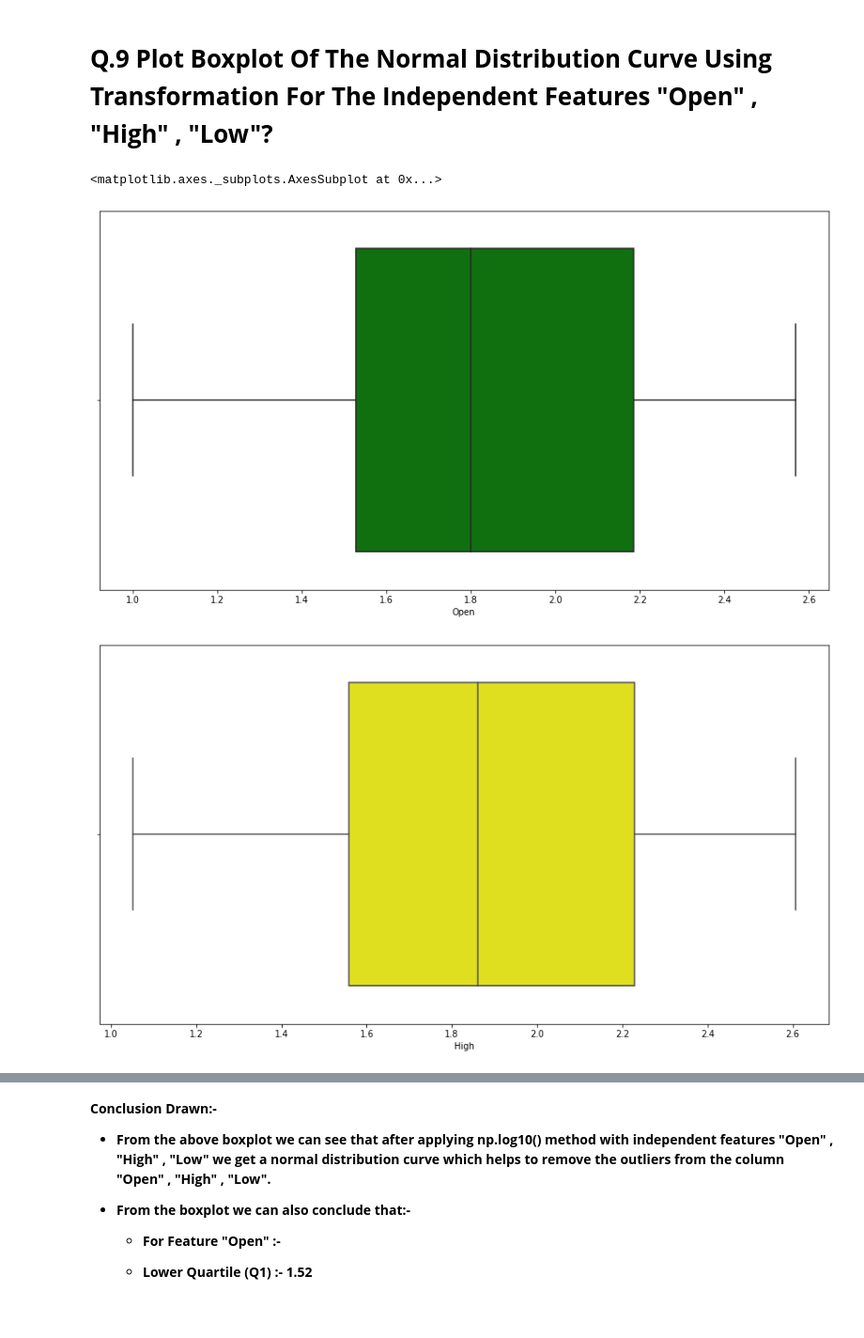
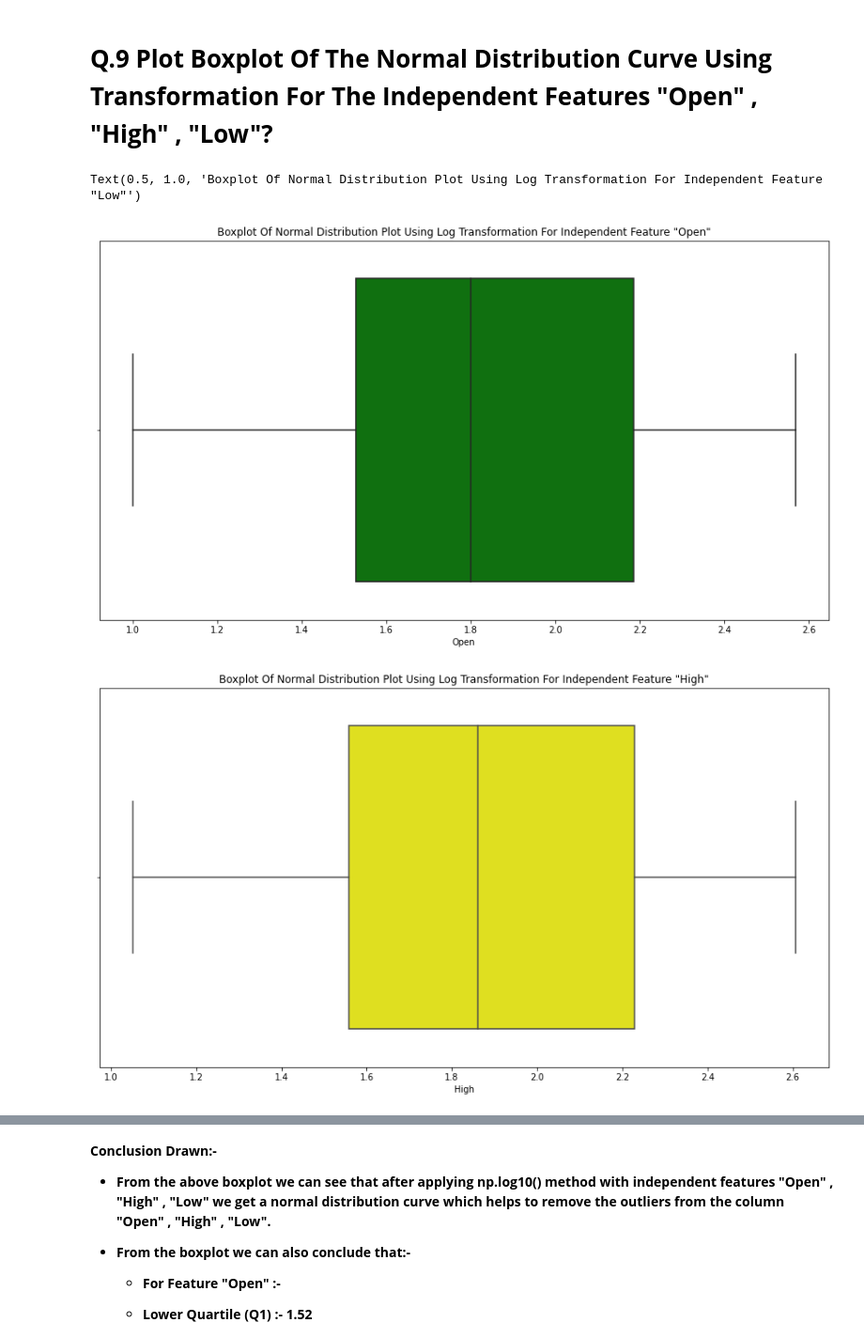
Before and after one commit to Adityasingh3008/YES-BANK-STOCK-CLOSING-PRICE-PREDICTION, a Jupyter notebook: Individual_Notebook_YES_BANK_STOCK_CLOSING_PRICE_PREDICTION_(Capstone_Project_2).ipynb, the cells around one changed output, grey strips where cells are left out. Shown at 94% size. Cells and saved outputs as stored; diff of their text form; code cells hidden in the pictures; blank space fills up the shorter version.

```diff
--- a/Individual_Notebook_YES_BANK_STOCK_CLOSING_PRICE_PREDICTION_(Capstone_Project_2).ipynb
+++ b/Individual_Notebook_YES_BANK_STOCK_CLOSING_PRICE_PREDICTION_(Capstone_Project_2).ipynb
@@ -400,15 +400,18 @@ Text(0.5, 1.0, 'Normal Distribution Plot Using Log Transformation For Independen
 # %%
 # Boxplot Of The Normal Distribution Curve For The Independent Features "Open","High","Low"
 
 plt.figure(figsize=(15,8))
 sns.boxplot(np.log10(dataset['Open']), color='green')
+plt.title('Boxplot Of Normal Distribution Plot Using Log Transformation For Independent Feature "Open"')
 
 plt.figure(figsize=(15,8))
 sns.boxplot(np.log10(dataset['High']), color='yellow')
+plt.title('Boxplot Of Normal Distribution Plot Using Log Transformation For Independent Feature "High"')
 
 plt.figure(figsize=(15,8))
 sns.boxplot(np.log10(dataset['Low']), color='orange')
+plt.title('Boxplot Of Normal Distribution Plot Using Log Transformation For Independent Feature "Low"')
 # %% [output]
-<matplotlib.axes._subplots.AxesSubplot at 0x...>
+Text(0.5, 1.0, 'Boxplot Of Normal Distribution Plot Using Log Transformation For Independent Feature "Low"')
-[figure, old version]
+[figure, new version]
-[figure, old version]
+[figure, new version]
```
Also changed, not shown: parts of 1 cell of this notebook.
